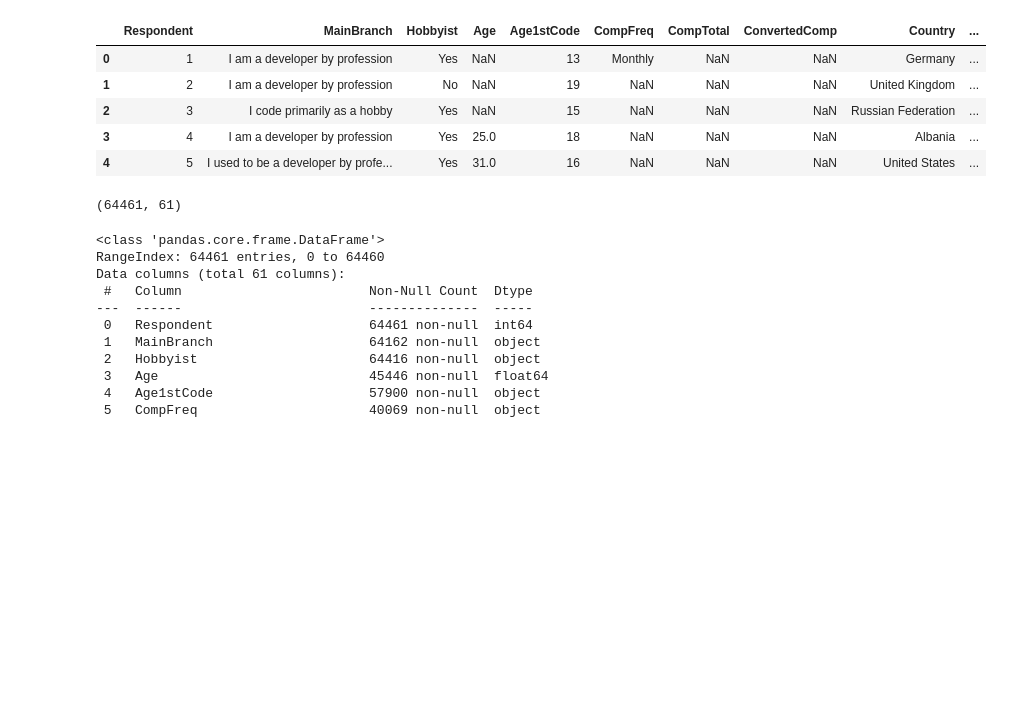
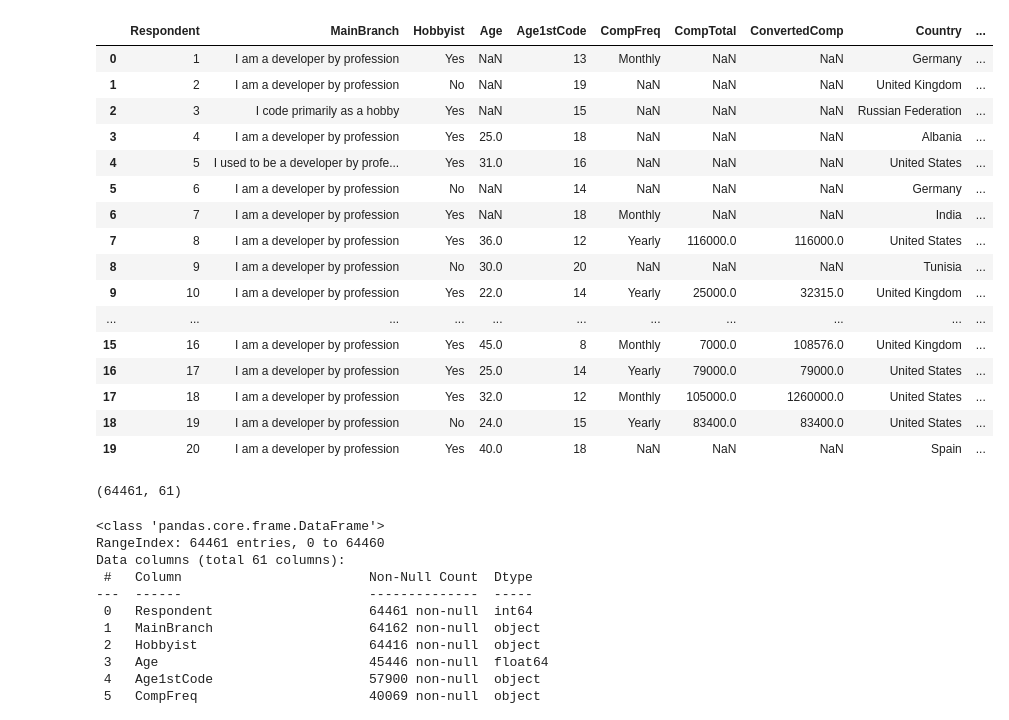
Before and after one commit to fitzypop/pandas-tutorial, a Jupyter notebook: stackoverflow_data_analysisipynb.ipynb, the cells around one changed output. Drawn from its saved outputs; the diff is of its cells as text; code cells hidden in the pictures; blank space fills up the shorter version.

```diff
--- a/stackoverflow_data_analysisipynb.ipynb
+++ b/stackoverflow_data_analysisipynb.ipynb
@@ -2,18 +2,31 @@
 import pandas as pd
 # %%
 data = pd.read_csv('data/survey_results_public.csv')
+# use this to assing the index column
+# data = pd.read_csv('data/survey_results_public.csv', index_col='Respondent')
 schema = pd.read_csv('data/survey_results_schema.csv')
 pd.set_option('display.max_columns', 70)
 pd.set_option('display.max_rows', 70)
-data.head()
+data.head(20)
 # data.tail() # shows the last 5 rows
 # %% [output]
 |  | Respondent | MainBranch | Hobbyist | Age | Age1stCode | CompFreq | CompTotal | ConvertedComp | Country | ... |
 | 0 | 1 | I am a developer by profession | Yes | NaN | 13 | Monthly | NaN | NaN | Germany | ... |
 | 1 | 2 | I am a developer by profession | No | NaN | 19 | NaN | NaN | NaN | United Kingdom | ... |
 | 2 | 3 | I code primarily as a hobby | Yes | NaN | 15 | NaN | NaN | NaN | Russian Federation | ... |
 | 3 | 4 | I am a developer by profession | Yes | 25.0 | 18 | NaN | NaN | NaN | Albania | ... |
 | 4 | 5 | I used to be a developer by profe... | Yes | 31.0 | 16 | NaN | NaN | NaN | United States | ... |
+| 5 | 6 | I am a developer by profession | No | NaN | 14 | NaN | NaN | NaN | Germany | ... |
+| 6 | 7 | I am a developer by profession | Yes | NaN | 18 | Monthly | NaN | NaN | India | ... |
+| 7 | 8 | I am a developer by profession | Yes | 36.0 | 12 | Yearly | 116000.0 | 116000.0 | United States | ... |
+| 8 | 9 | I am a developer by profession | No | 30.0 | 20 | NaN | NaN | NaN | Tunisia | ... |
+| 9 | 10 | I am a developer by profession | Yes | 22.0 | 14 | Yearly | 25000.0 | 32315.0 | United Kingdom | ... |
+| ... | ... | ... | ... | ... | ... | ... | ... | ... | ... | ... |
+| 15 | 16 | I am a developer by profession | Yes | 45.0 | 8 | Monthly | 7000.0 | 108576.0 | United Kingdom | ... |
+| 16 | 17 | I am a developer by profession | Yes | 25.0 | 14 | Yearly | 79000.0 | 79000.0 | United States | ... |
+| 17 | 18 | I am a developer by profession | Yes | 32.0 | 12 | Monthly | 105000.0 | 1260000.0 | United States | ... |
+| 18 | 19 | I am a developer by profession | No | 24.0 | 15 | Yearly | 83400.0 | 83400.0 | United States | ... |
+| 19 | 20 | I am a developer by profession | Yes | 40.0 | 18 | NaN | NaN | NaN | Spain | ... |
 # %%
 data.shape # tuple of (rows, columns)
 # %% [output]
```
Also changed, not shown: parts of 3 cells of this notebook, 2 other files.
